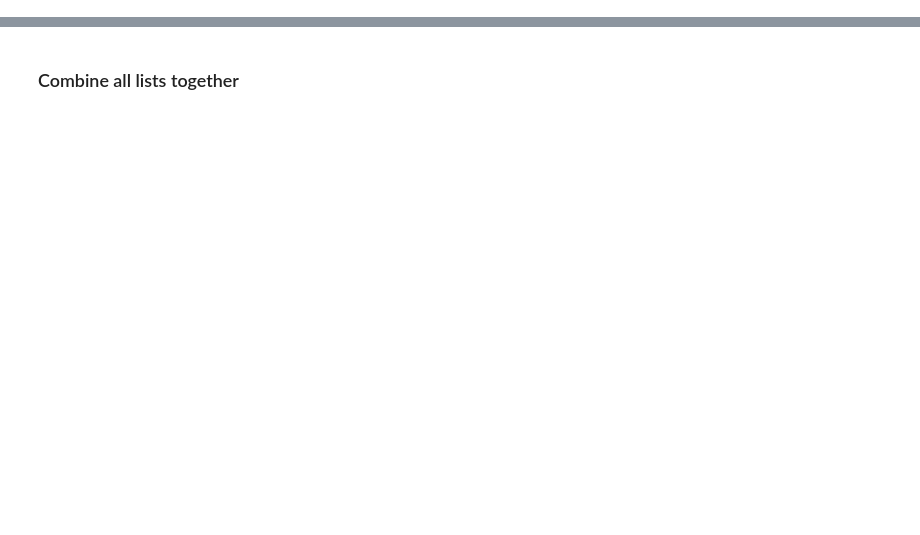
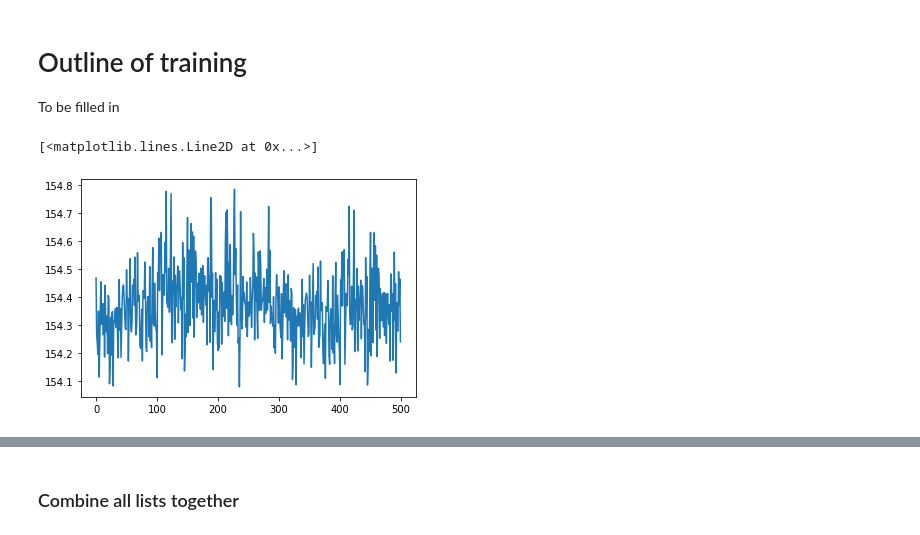
Before and after one commit to ChanMunFai/VideoPrediction, a Jupyter notebook: plots/SV2P/best_sv2p_loss.ipynb, the cells around one changed output, grey strips where cells are left out. Drawn from its saved outputs; the diff is of its cells as text; code cells hidden in the pictures; blank space fills up the shorter version.

```diff
--- a/plots/SV2P/best_sv2p_loss.ipynb
+++ b/plots/SV2P/best_sv2p_loss.ipynb
@@ -99,0 +4,4 @@ train_loss3_dot0001, kld3_dot0001, mse3_dot0001 = plot_losses_stage2(loss_path_3
+# %% [markdown]
+# Outline of training
+
+To be filled in
@@ -99,0 +41,18 @@ train_loss3_dot0001, kld3_dot0001, mse3_dot0001 = plot_losses_stage2(loss_path_3
+# %%
+stage3_loss = []
+stage3_kld = []
+stage3_recon = []
+
+for line in stage3_losses:
+    loss = line[0]
+    kld = line[1]
+    recon = line[2]
+
+    stage3_loss.append(float(loss))
+    stage3_kld.append(float(kld))
+    stage3_recon.append(float(recon))
+
+plt.plot(stage3_recon)
+# %% [output]
+[<matplotlib.lines.Line2D at 0x...>]
+[figure, added]
```
Also changed, not shown: parts of 20 cells of this notebook, 2 other files.
